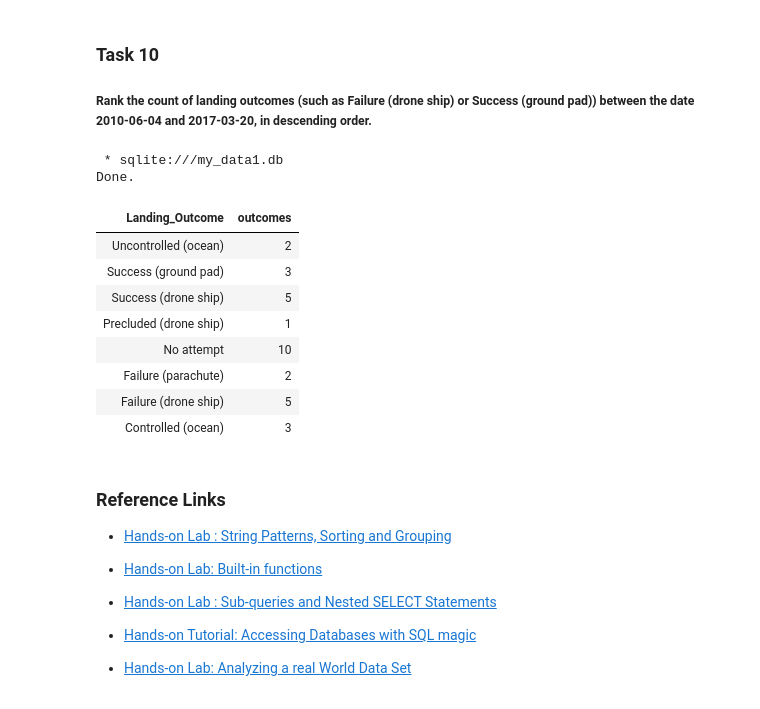
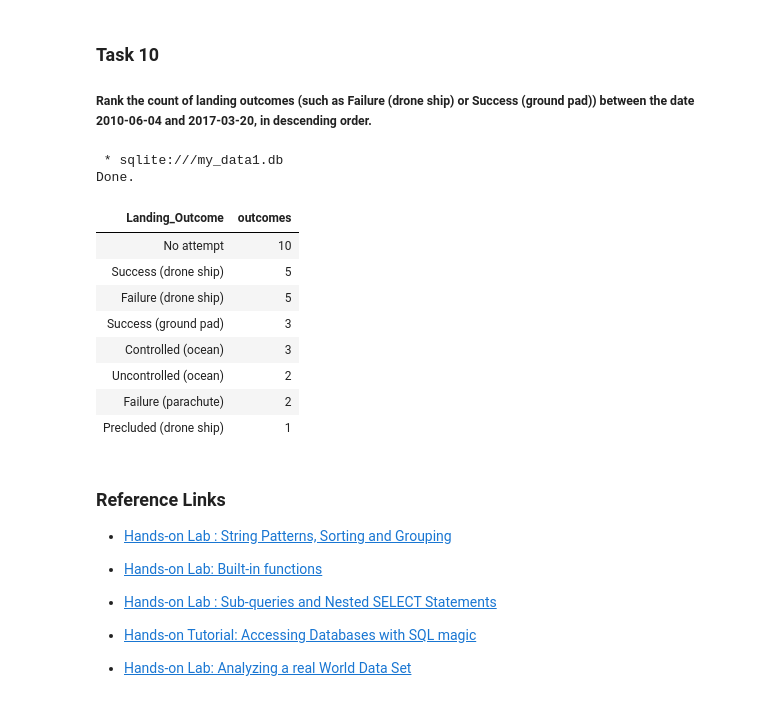
Before and after one commit to SolexJ1000/SpaceX-Falcon-9-first-stage-Landing-Prediction, a Jupyter notebook: jupyter-labs-eda-sql-coursera_sqllite.ipynb, the cells around one changed output. Drawn from its saved outputs; the diff is of its cells as text; code cells hidden in the pictures.

Commit message:
Fix SQL queries for tasks 3, 5 and 10
Use an exact match for NASA (CRS) payload total, filter the first landing date to ground pad successes, and rank landing outcomes by count in descending order.

```diff
--- a/jupyter-labs-eda-sql-coursera_sqllite.ipynb
+++ b/jupyter-labs-eda-sql-coursera_sqllite.ipynb
@@ -338,22 +341,22 @@ Done.
 # %%
 %%sql
 select "landing_outcome", count("landing_outcome") as "outcomes"
 from spacextable
 where "Date" between "2010-06-04" and "2017-03-20"
-group by 1
-order by "landing outcome" desc
+group by "landing_outcome"
+order by outcomes desc
 # %% [output]
  * sqlite:///my_data1.db
 Done.
 | Landing_Outcome | outcomes |
+| No attempt | 10 |
+| Success (drone ship) | 5 |
+| Failure (drone ship) | 5 |
+| Success (ground pad) | 3 |
+| Controlled (ocean) | 3 |
 | Uncontrolled (ocean) | 2 |
-| Success (ground pad) | 3 |
-| Success (drone ship) | 5 |
+| Failure (parachute) | 2 |
 | Precluded (drone ship) | 1 |
-| No attempt | 10 |
-| Failure (parachute) | 2 |
-| Failure (drone ship) | 5 |
-| Controlled (ocean) | 3 |
 # %% [markdown]
 ### Reference Links
 
```
Also changed, not shown: parts of 5 cells of this notebook.
